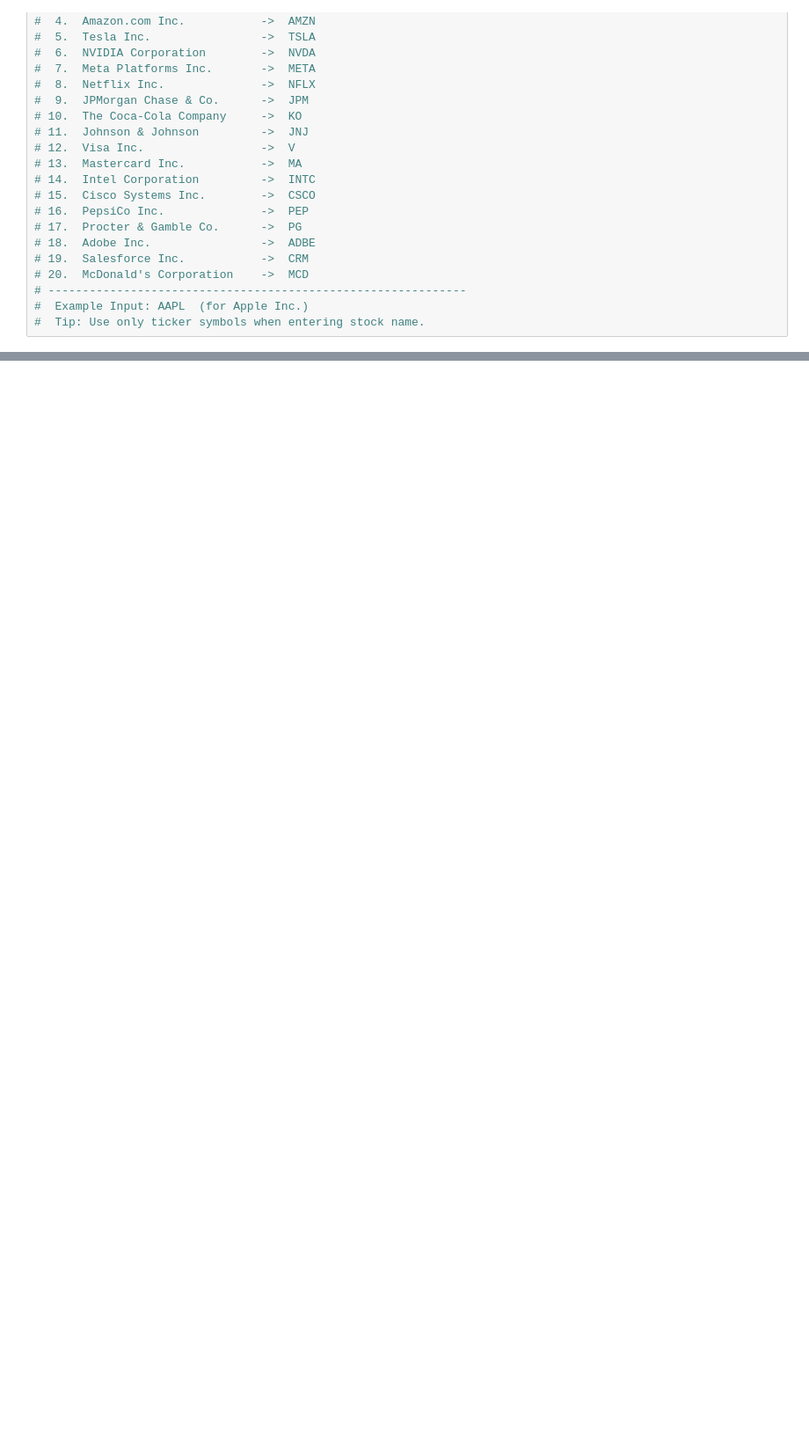
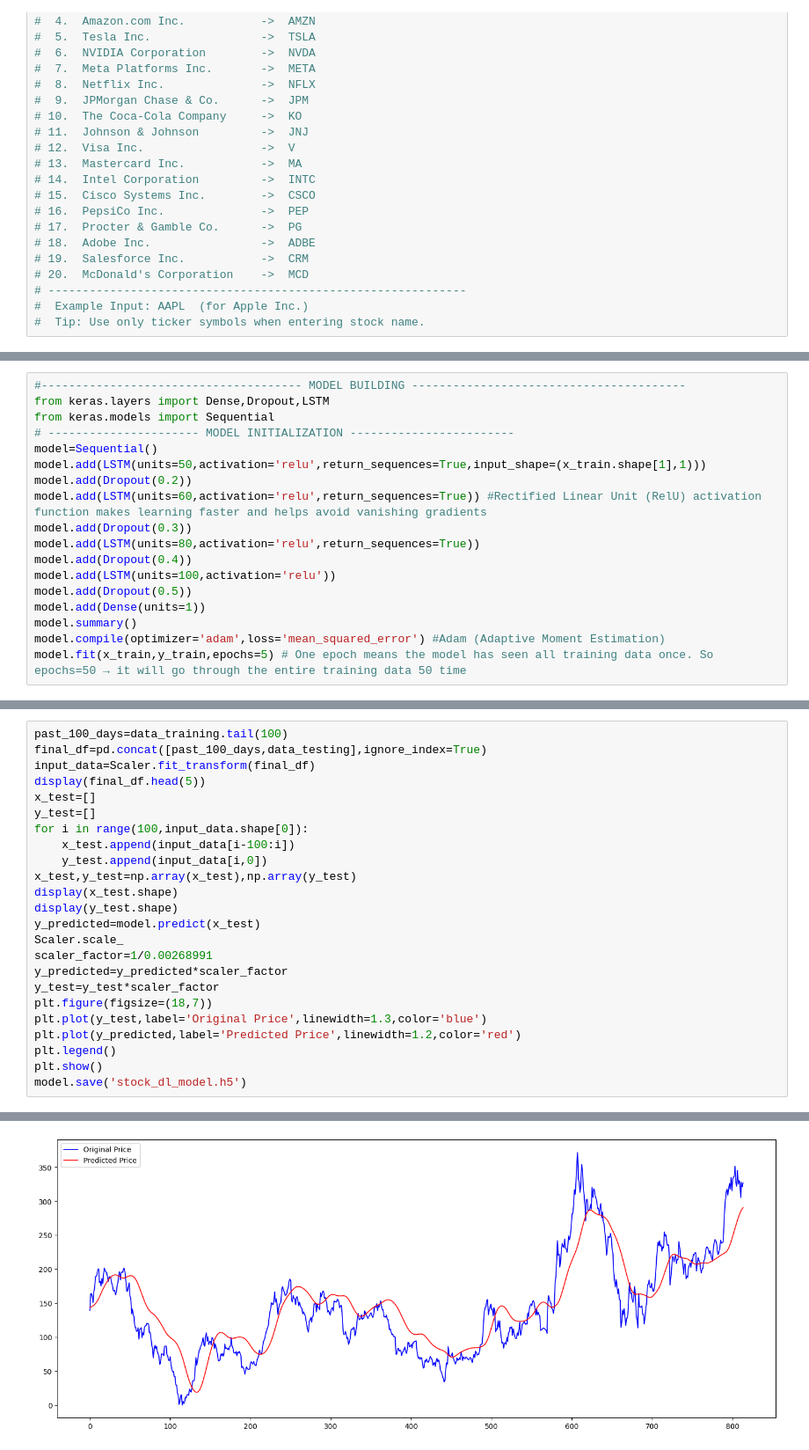
Before and after one commit to vedprakash8721/Stock-Trend-Forecasting, a Jupyter notebook: data/Code.ipynb, the cells around one changed output, grey strips where cells are left out. Shown at 88% size. Saved outputs shown, nothing was run; the diff lists cells and outputs as text; blank space fills up the shorter version.

Commit message:
Model Creation is Completed . Deployment is in process

```diff
--- a/data/Code.ipynb
+++ b/data/Code.ipynb
@@ -139,0 +176,18 @@ y_train=[]
+# %%
+#-------------------------------------- MODEL BUILDING ----------------------------------------
+from keras.layers import Dense,Dropout,LSTM
+from keras.models import Sequential
+# ---------------------- MODEL INITIALIZATION ------------------------
+model=Sequential()
+model.add(LSTM(units=50,activation='relu',return_sequences=True,input_shape=(x_train.shape[1],1)))
+model.add(Dropout(0.2))
+model.add(LSTM(units=60,activation='relu',return_sequences=True)) #Rectified Linear Unit (RelU) activation function makes learning faster and helps avoid vanishing gradients
+model.add(Dropout(0.3))
+model.add(LSTM(units=80,activation='relu',return_sequences=True))
+model.add(Dropout(0.4))
+model.add(LSTM(units=100,activation='relu'))
+model.add(Dropout(0.5))
+model.add(Dense(units=1))
+model.summary()
+model.compile(optimizer='adam',loss='mean_squared_error') #Adam (Adaptive Moment Estimation)
+model.fit(x_train,y_train,epochs=5) # One epoch means the model has seen all training data once. So epochs=50 → it will go through the entire training data 50 time
@@ -139,0 +228,25 @@ y_train=[]
+# %%
+past_100_days=data_training.tail(100)
+final_df=pd.concat([past_100_days,data_testing],ignore_index=True)
+input_data=Scaler.fit_transform(final_df)
+display(final_df.head(5))
+x_test=[]
+y_test=[]
+for i in range(100,input_data.shape[0]):
+    x_test.append(input_data[i-100:i])
+    y_test.append(input_data[i,0])
+x_test,y_test=np.array(x_test),np.array(y_test)
+display(x_test.shape)
+display(y_test.shape)
+y_predicted=model.predict(x_test)
+Scaler.scale_
+scaler_factor=1/0.00268991
+y_predicted=y_predicted*scaler_factor
+y_test=y_test*scaler_factor
+plt.figure(figsize=(18,7))
+plt.plot(y_test,label='Original Price',linewidth=1.3,color='blue')
+plt.plot(y_predicted,label='Predicted Price',linewidth=1.2,color='red')
+plt.legend()
+plt.show()
+model.save('stock_dl_model.h5')
+# %% [output]
@@ -139,0 +262 @@ y_train=[]
+[figure, added]
```
Also changed, not shown: parts of 5 cells of this notebook, 4 other files.
